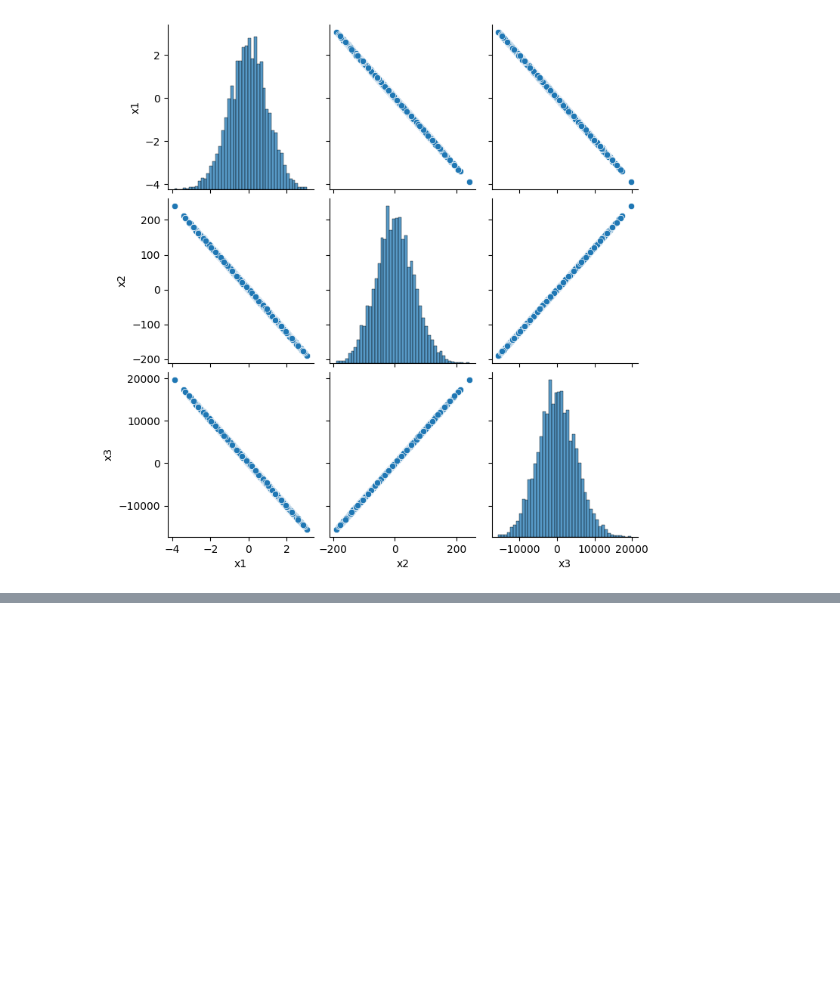
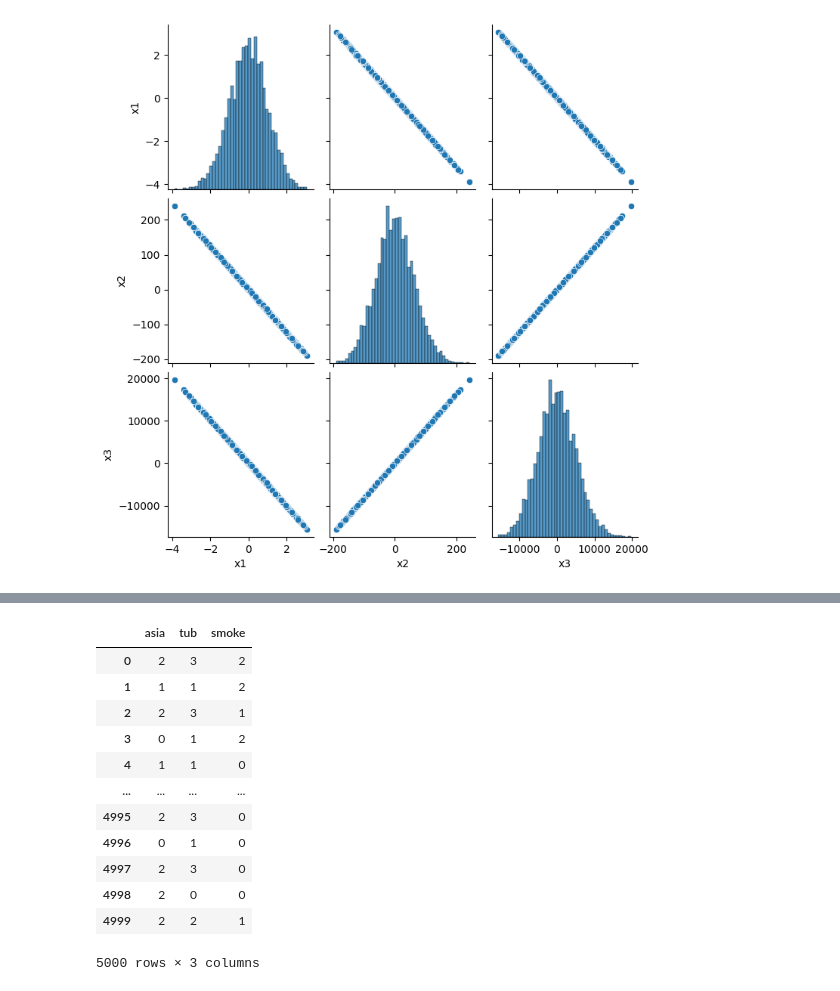
Before and after one commit to Anaxagor/SynthBN, a Jupyter notebook: Tutorial.ipynb, the cells around one changed output, grey strips where cells are left out. Cells and saved outputs as stored; diff of their text form; code cells hidden in the pictures; blank space fills up the shorter version.

```diff
--- a/Tutorial.ipynb
+++ b/Tutorial.ipynb
@@ -114,0 +128,27 @@ sns.pairplot(sample)
+# %%
+# Для дискретных данных создавать семплы для обучения моделей не надо, так как дискретные распределения описываются таблицами условных вероятностей, которые можно заполнять напрямую, главное помнить, что вероятности в сумме должны давать 1
+DAG = nx.DiGraph()
+DAG.add_nodes_from(nodes)
+DAG.add_edges_from(structure)
+params_dict = dict()
+for v in list(nx.topological_sort(DAG)):
+    # если у вершины нет родителей, инициализируем её случайным дискретным распределением
+    if len(DAG.pred[v]) == 0:
+        number_unique_vals = random.randint(1,5)  # ЗДЕСЬ можно задать, сколько уникальных значений будет у дискретной С.В.
+        vals = [str(i) for i in range(number_unique_vals)] # ЗДЕСЬ можно задать, какие это будут значения
+        cprob = list(np.random.dirichlet(np.ones(number_unique_vals),size=1)[0]) # ЗДЕСЬ можно задать вероятность для каждого значения С.В.
+        params_dict[v] = {'cprob': cprob, 'vals':vals}
+    else:
+        parents = list(dict(DAG.pred[v]).keys())
+        number_unique_vals = random.randint(1,5)
+        vals = [str(i) for i in range(number_unique_vals)]
+        cprob = dict()
+        parents_values = []
+        for p in parents:
+            parents_values.append(params_dict[p]['vals'])
+        combinations = []
+        for xs in itertools.product(*parents_values):
+            combinations.append(list(xs))
+        for c in combinations:
+            cprob[str(c)] = list(np.random.dirichlet(np.ones(number_unique_vals),size=1)[0]) # ЗДЕСЬ можно задать условные вероятности для каждой комбинации значений родителей
+        params_dict[v] = {'cprob':cprob, 'vals':vals}
@@ -114,0 +163,17 @@ sns.pairplot(sample)
+# %%
+sample = bn.sample(5000)
+sample
+# %% [output]
+|  | asia | tub | smoke |
+| 0 | 2 | 3 | 2 |
+| 1 | 1 | 1 | 2 |
+| 2 | 2 | 3 | 1 |
+| 3 | 0 | 1 | 2 |
+| 4 | 1 | 1 | 0 |
+| ... | ... | ... | ... |
+| 4995 | 2 | 3 | 0 |
+| 4996 | 0 | 1 | 0 |
+| 4997 | 2 | 3 | 0 |
+| 4998 | 2 | 0 | 0 |
+| 4999 | 2 | 2 | 1 |
+5000 rows × 3 columns
```
Also changed, not shown: parts of 9 cells of this notebook.
